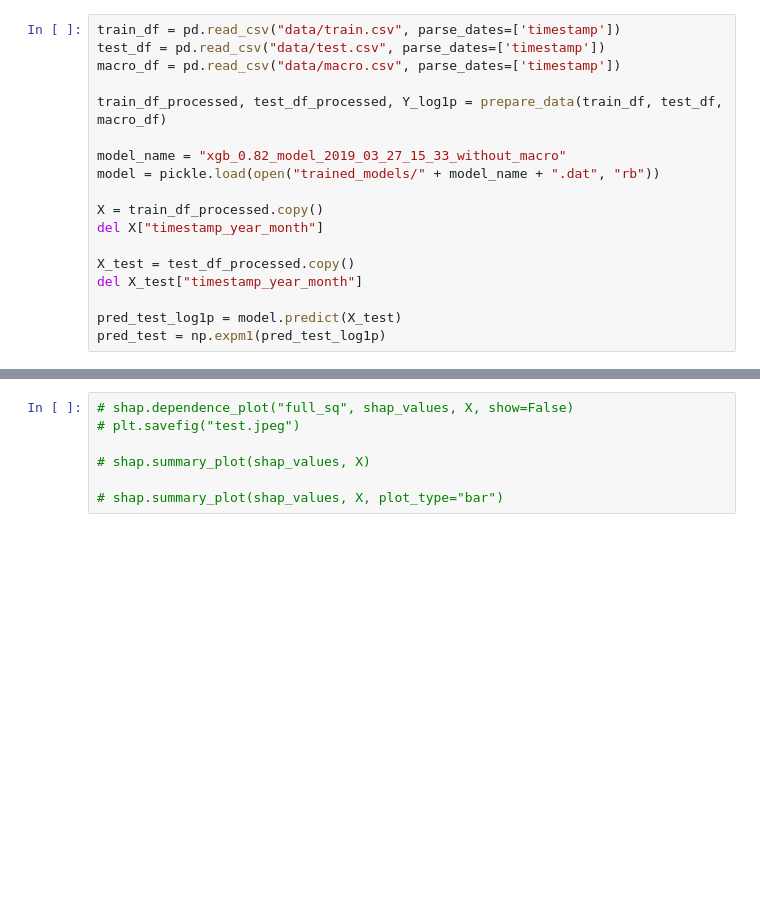
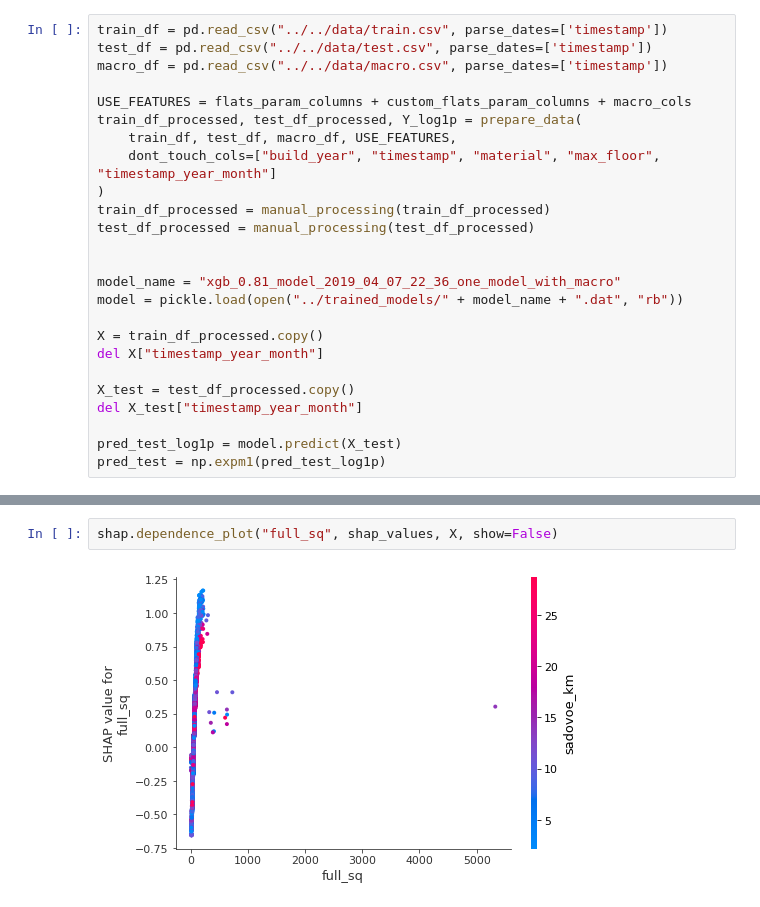
Before and after one commit to AndrewSukhobok95/HousePriceAnalysis_with_shap, a Jupyter notebook: prediction_pipeline_with_shap.ipynb, the cells around one changed output, grey strips where cells are left out. Saved outputs shown, nothing was run; the diff lists cells and outputs as text; blank space fills up the shorter version.

Commit message:
one_model_with_macro_with_corr_elimination_direction

```diff
--- a/prediction_pipeline_with_shap.ipynb
+++ b/prediction_pipeline_with_shap.ipynb
@@ -18,14 +25,21 @@ shap.initjs()
 # %% [output]
 [interactive output not drawn]
 # %%
-train_df = pd.read_csv("data/train.csv", parse_dates=['timestamp'])
-test_df = pd.read_csv("data/test.csv", parse_dates=['timestamp'])
-macro_df = pd.read_csv("data/macro.csv", parse_dates=['timestamp'])
+train_df = pd.read_csv("../../data/train.csv", parse_dates=['timestamp'])
+test_df = pd.read_csv("../../data/test.csv", parse_dates=['timestamp'])
+macro_df = pd.read_csv("../../data/macro.csv", parse_dates=['timestamp'])
 
-train_df_processed, test_df_processed, Y_log1p = prepare_data(train_df, test_df, macro_df)
+USE_FEATURES = flats_param_columns + custom_flats_param_columns + macro_cols
+train_df_processed, test_df_processed, Y_log1p = prepare_data(
+    train_df, test_df, macro_df, USE_FEATURES,
+    dont_touch_cols=["build_year", "timestamp", "material", "max_floor", "timestamp_year_month"]
+)
+train_df_processed = manual_processing(train_df_processed)
+test_df_processed = manual_processing(test_df_processed)
 
-model_name = "xgb_0.82_model_2019_03_27_15_33_without_macro"
-model = pickle.load(open("trained_models/" + model_name + ".dat", "rb"))
+
+model_name = "xgb_0.81_model_2019_04_07_22_36_one_model_with_macro"
+model = pickle.load(open("../trained_models/" + model_name + ".dat", "rb"))
 
 X = train_df_processed.copy()
 del X["timestamp_year_month"]
@@ -51,10 +87,7 @@ shap_values = explainer.shap_values(X)
 shap.force_plot(explainer.expected_value, shap_values[0:100,:], X.iloc[0:100,:], show=True)
 # %% [output]
 [interactive output not drawn]
-# %%
-# shap.dependence_plot("full_sq", shap_values, X, show=False)
-# plt.savefig("test.jpeg")
-
-# shap.summary_plot(shap_values, X)
-
-# shap.summary_plot(shap_values, X, plot_type="bar")
+# %%
+shap.dependence_plot("full_sq", shap_values, X, show=False)
+# %% [output]
+[figure, added]
```
Also changed, not shown: parts of 4 cells of this notebook, 9 other files.
